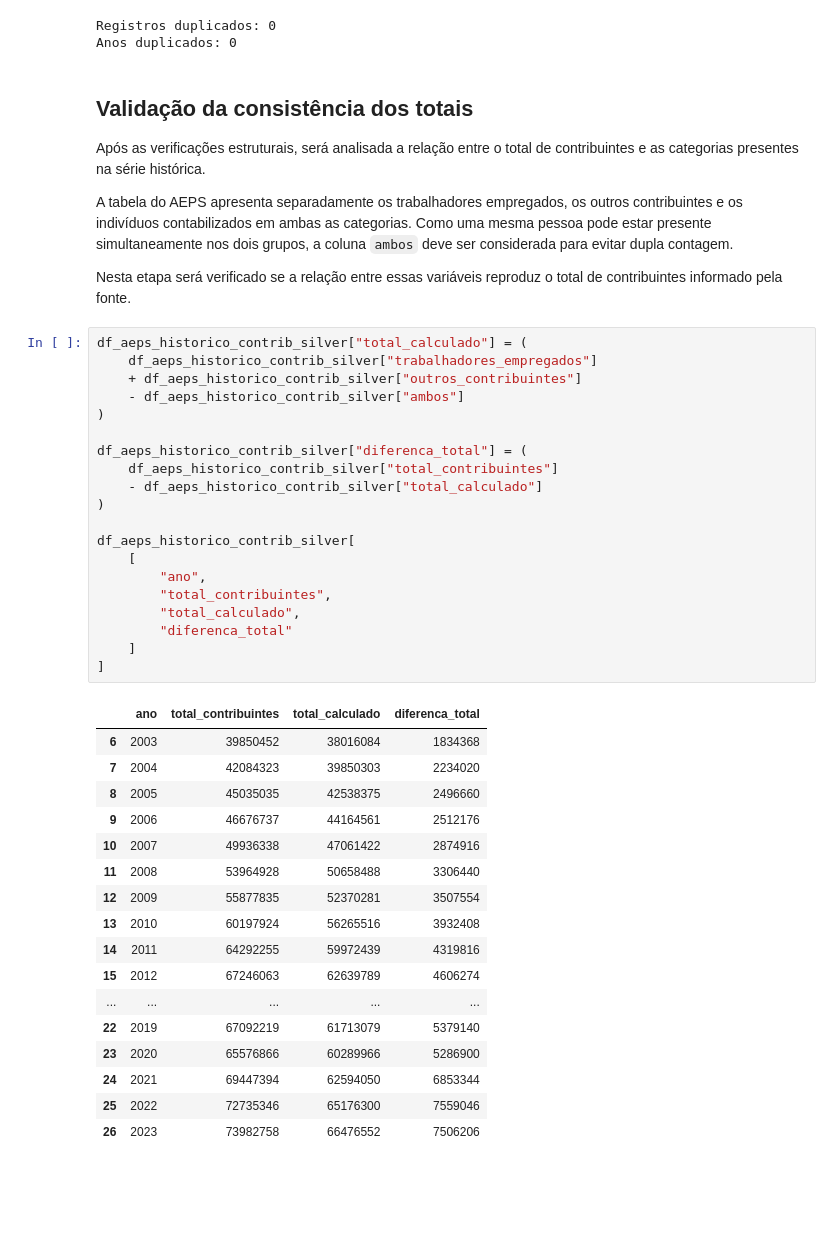
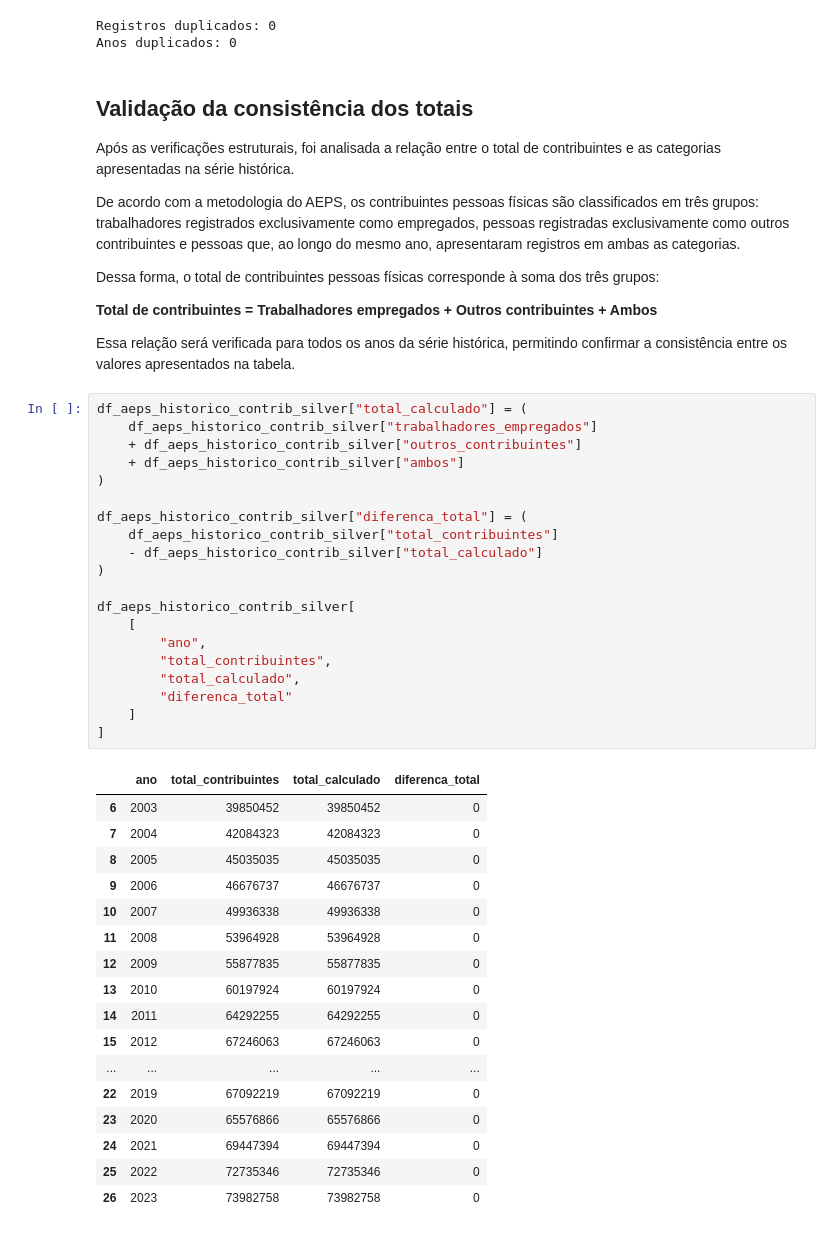
Before and after one commit to Andersonph/Estudo_Dados_Demografico, a Jupyter notebook: Demografia_Previdencia/02_silver.ipynb, the cells around one changed output. Cells and saved outputs as stored; diff of their text form; blank space fills up the shorter version.

Commit message:
Correções, implementações camadas bronze e silver, avanço na camada Gold

```diff
--- a/Demografia_Previdencia/02_silver.ipynb
+++ b/Demografia_Previdencia/02_silver.ipynb
@@ -1041,46 +1041,50 @@ Anos duplicados: 0
 # %% [markdown]
 ## Validação da consistência dos totais
 
-Após as verificações estruturais, será analisada a relação entre o total de contribuintes e as categorias presentes na série histórica.
+Após as verificações estruturais, foi analisada a relação entre o total de contribuintes e as categorias apresentadas na série histórica.
 
-A tabela do AEPS apresenta separadamente os trabalhadores empregados, os outros contribuintes e os indivíduos contabilizados em ambas as categorias. Como uma mesma pessoa pode estar presente simultaneamente nos dois grupos, a coluna `ambos` deve ser considerada para evitar dupla contagem.
+De acordo com a metodologia do AEPS, os contribuintes pessoas físicas são classificados em três grupos: trabalhadores registrados exclusivamente como empregados, pessoas registradas exclusivamente como outros contribuintes e pessoas que, ao longo do mesmo ano, apresentaram registros em ambas as categorias.
 
-Nesta etapa será verificado se a relação entre essas variáveis reproduz o total de contribuintes informado pela fonte.
+Dessa forma, o total de contribuintes pessoas físicas corresponde à soma dos três grupos:
+
+**Total de contribuintes = Trabalhadores empregados + Outros contribuintes + Ambos**
+
+Essa relação será verificada para todos os anos da série histórica, permitindo confirmar a consistência entre os valores apresentados na tabela.
 # %%
 df_aeps_historico_contrib_silver["total_calculado"] = (
     df_aeps_historico_contrib_silver["trabalhadores_empregados"]
     + df_aeps_historico_contrib_silver["outros_contribuintes"]
-    - df_aeps_historico_contrib_silver["ambos"]
+    + df_aeps_historico_contrib_silver["ambos"]
 )
 
 df_aeps_historico_contrib_silver["diferenca_total"] = (
     df_aeps_historico_contrib_silver["total_contribuintes"]
     - df_aeps_historico_contrib_silver["total_calculado"]
 )
 
 df_aeps_historico_contrib_silver[
     [
         "ano",
         "total_contribuintes",
         "total_calculado",
         "diferenca_total"
     ]
 ]
 # %% [output]
 |  | ano | total_contribuintes | total_calculado | diferenca_total |
-| 6 | 2003 | 39850452 | 38016084 | 1834368 |
-| 7 | 2004 | 42084323 | 39850303 | 2234020 |
-| 8 | 2005 | 45035035 | 42538375 | 2496660 |
-| 9 | 2006 | 46676737 | 44164561 | 2512176 |
-| 10 | 2007 | 49936338 | 47061422 | 2874916 |
-| 11 | 2008 | 53964928 | 50658488 | 3306440 |
-| 12 | 2009 | 55877835 | 52370281 | 3507554 |
-| 13 | 2010 | 60197924 | 56265516 | 3932408 |
-| 14 | 2011 | 64292255 | 59972439 | 4319816 |
-| 15 | 2012 | 67246063 | 62639789 | 4606274 |
+| 6 | 2003 | 39850452 | 39850452 | 0 |
+| 7 | 2004 | 42084323 | 42084323 | 0 |
+| 8 | 2005 | 45035035 | 45035035 | 0 |
+| 9 | 2006 | 46676737 | 46676737 | 0 |
+| 10 | 2007 | 49936338 | 49936338 | 0 |
+| 11 | 2008 | 53964928 | 53964928 | 0 |
+| 12 | 2009 | 55877835 | 55877835 | 0 |
+| 13 | 2010 | 60197924 | 60197924 | 0 |
+| 14 | 2011 | 64292255 | 64292255 | 0 |
+| 15 | 2012 | 67246063 | 67246063 | 0 |
 | ... | ... | ... | ... | ... |
-| 22 | 2019 | 67092219 | 61713079 | 5379140 |
-| 23 | 2020 | 65576866 | 60289966 | 5286900 |
-| 24 | 2021 | 69447394 | 62594050 | 6853344 |
-| 25 | 2022 | 72735346 | 65176300 | 7559046 |
-| 26 | 2023 | 73982758 | 66476552 | 7506206 |
+| 22 | 2019 | 67092219 | 67092219 | 0 |
+| 23 | 2020 | 65576866 | 65576866 | 0 |
+| 24 | 2021 | 69447394 | 69447394 | 0 |
+| 25 | 2022 | 72735346 | 72735346 | 0 |
+| 26 | 2023 | 73982758 | 73982758 | 0 |
```
Also changed, not shown: parts of 36 cells of this notebook, 5 other files.
